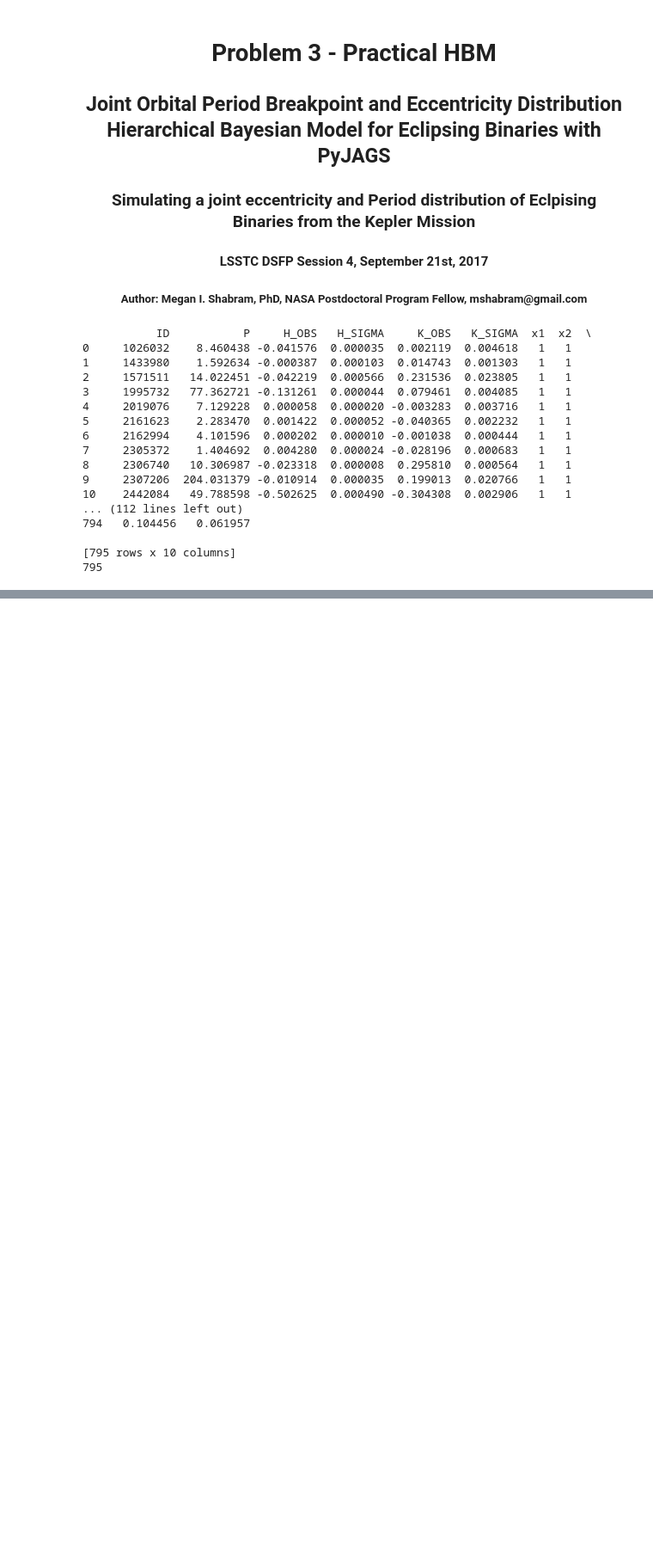
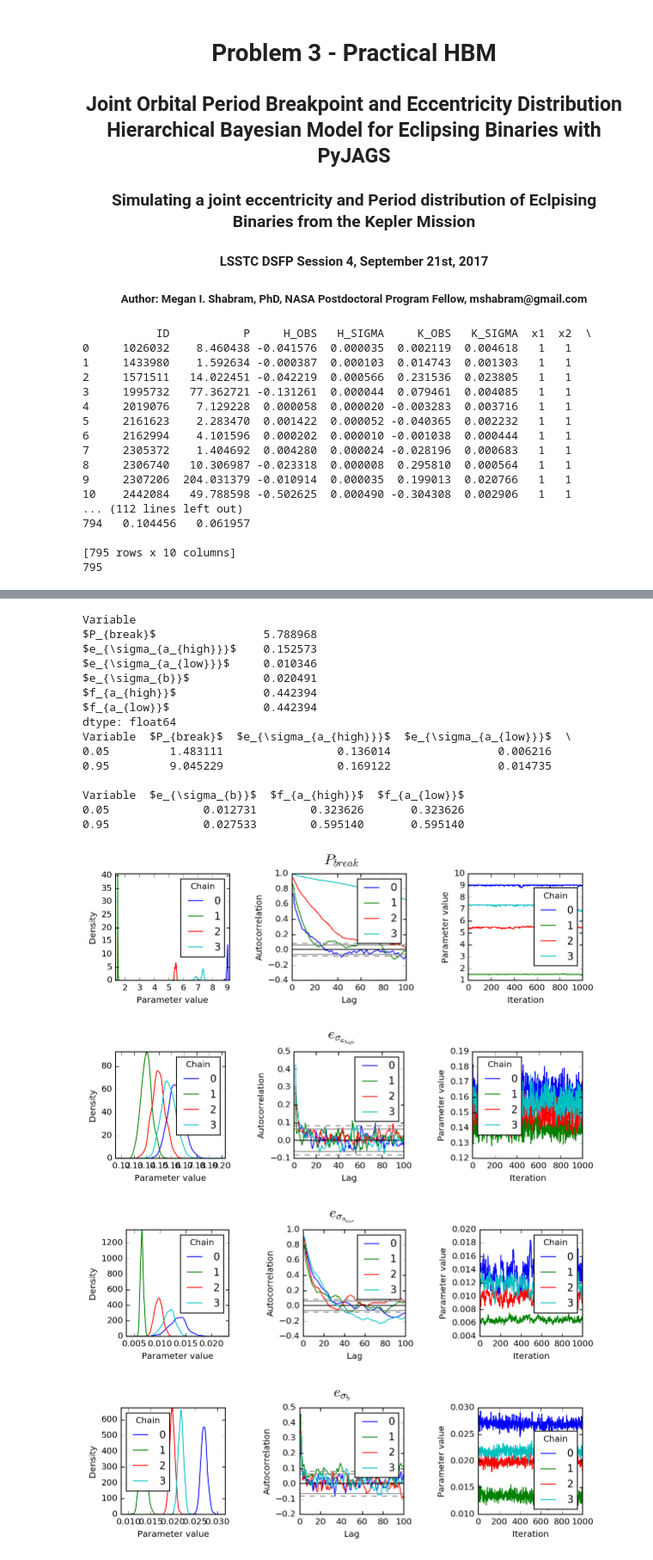
Before and after one commit to mshabram/LSST-DSFP-Session-4, a Jupyter notebook: codes/3. HBM Breakpoint Population Model.ipynb, the cells around one changed output, grey strips where cells are left out. Shown at 86% size. Drawn from its saved outputs; the diff is of its cells as text; code cells hidden in the pictures; blank space fills up the shorter version.

```diff
--- a/codes/3. HBM Breakpoint Population Model.ipynb
+++ b/codes/3. HBM Breakpoint Population Model.ipynb
@@ -198,0 +222,66 @@ plt.savefig('scatter_matrix_period_break_point.png')
+# %%
+## Use pandas three dimensional Panel to represent the trace:
+
+trace = pd.Panel({k: v for k, v in samples_EB_for_scatter_matrix.items()})
+trace.axes[0].name = 'Variable'
+trace.axes[1].name = 'Iteration'
+trace.axes[2].name = 'Chain'
+
+## Point estimates:
+print(trace.to_frame().mean())
+
+## Bayesian equal-tailed 95% credible intervals:
+print(trace.to_frame().quantile([0.05, 0.95]))
+  ## ^ entering the values here could be a good question part
+
+def plot(trace, var):
+    fig, axes = plt.subplots(1, 3, figsize=(9, 3))
+    fig.suptitle(var, y=0.95, fontsize='xx-large')
+
+    ## Marginal posterior density estimate:
+    trace[var].plot.density(ax=axes[0])
+    axes[0].set_xlabel('Parameter value')
+    axes[0].locator_params(tight=True)
+
+    ## Autocorrelation for each chain:
+    axes[1].set_xlim(0, 100)
+    for chain in trace[var].columns:
+        autocorrelation_plot(trace[var,:,chain], axes[1], label=chain)
+
+    ## Trace plot:
+    axes[2].set_ylabel('Parameter value')
+    trace[var].plot(ax=axes[2])
+
+    ## Save figure
+    filename = var.replace("\\", "")
+    filename = filename.replace("/", "")
+    filename = filename.replace("$", "")
+    filename = filename.replace("}", "")
+    filename = filename.replace("{", "")
+    plt.tight_layout(pad=3)
+    fig.savefig('Break_point_'+'{}.png'.format(filename))
+
+
+## Display diagnostic plots
+for var in trace:
+    plot(trace, var)
+# %% [output]
+Variable
+$P_{break}$                5.788968
+$e_{\sigma_{a_{high}}}$    0.152573
+$e_{\sigma_{a_{low}}}$     0.010346
+$e_{\sigma_{b}}$           0.020491
+$f_{a_{high}}$             0.442394
+$f_{a_{low}}$              0.442394
+dtype: float64
+Variable  $P_{break}$  $e_{\sigma_{a_{high}}}$  $e_{\sigma_{a_{low}}}$  \
+0.05         1.483111                 0.136014                0.006216
+0.95         9.045229                 0.169122                0.014735
+
+Variable  $e_{\sigma_{b}}$  $f_{a_{high}}$  $f_{a_{low}}$
+0.05              0.012731        0.323626       0.323626
+0.95              0.027533        0.595140       0.595140
+[figure, added]
+[figure, added]
+[figure, added]
+[figure, added]
```
Also changed, not shown: parts of 5 cells of this notebook.
